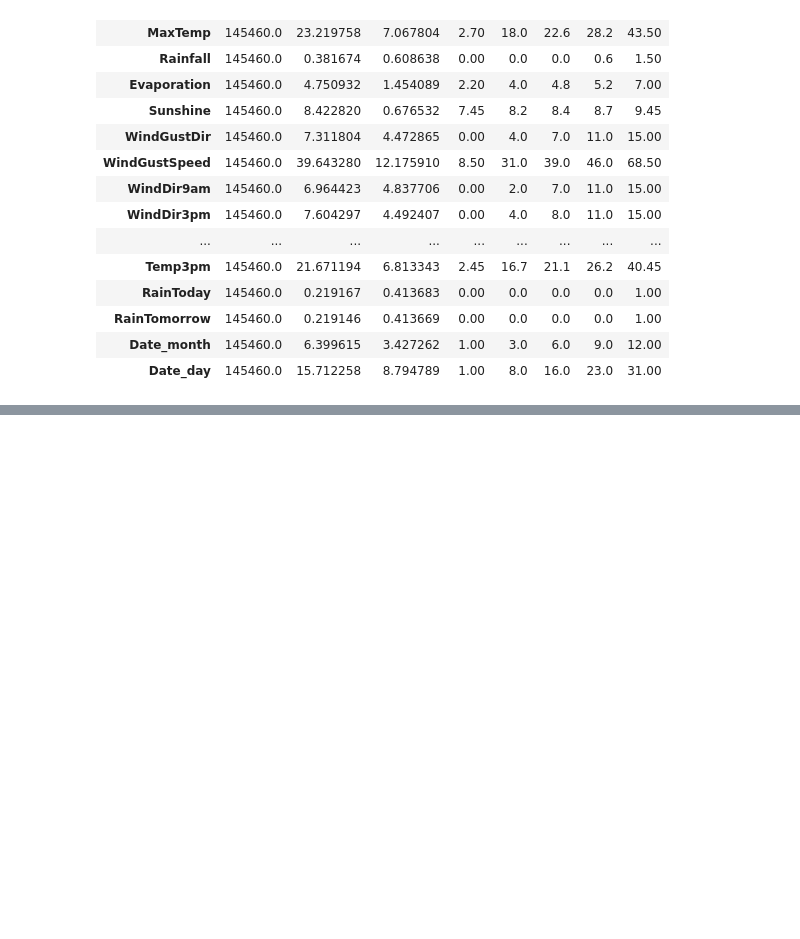
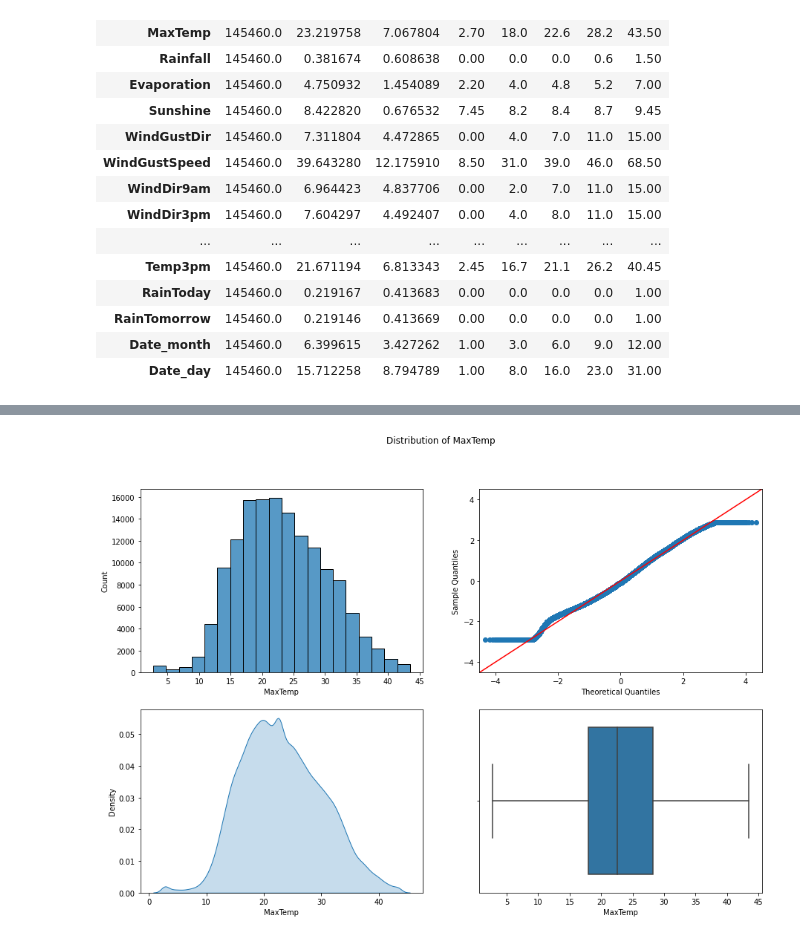
Before and after one commit to Prakashdeveloper03/Rainfy, a Jupyter notebook: notebook/analysis.ipynb, the cells around one changed output, grey strips where cells are left out. Drawn from its saved outputs; the diff is of its cells as text; code cells hidden in the pictures; blank space fills up the shorter version.

```diff
--- a/notebook/analysis.ipynb
+++ b/notebook/analysis.ipynb
@@ -492,0 +548,4 @@ df.describe().T
+# %%
+plot_distribution(continuous_feature[1])
+# %% [output]
+[figure, added]
```
Also changed, not shown: parts of 20 cells of this notebook.
